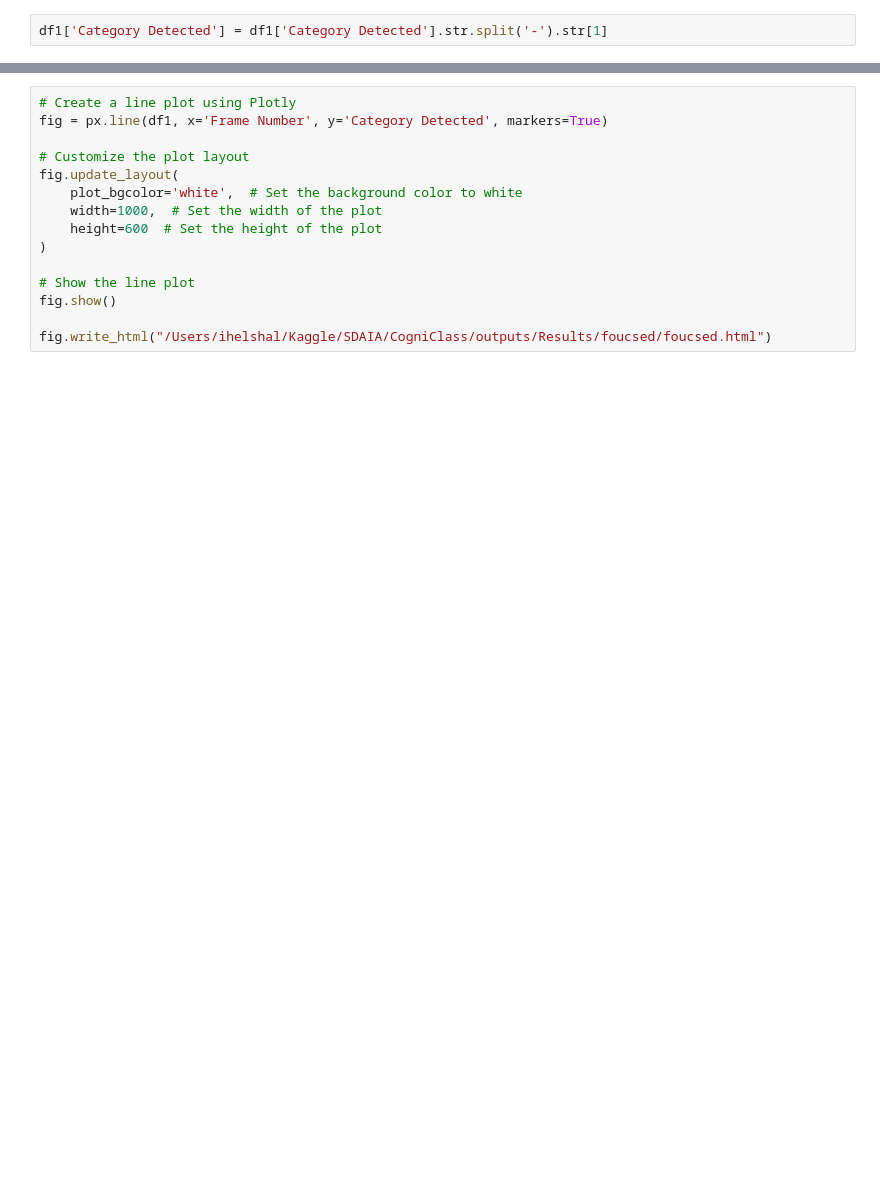
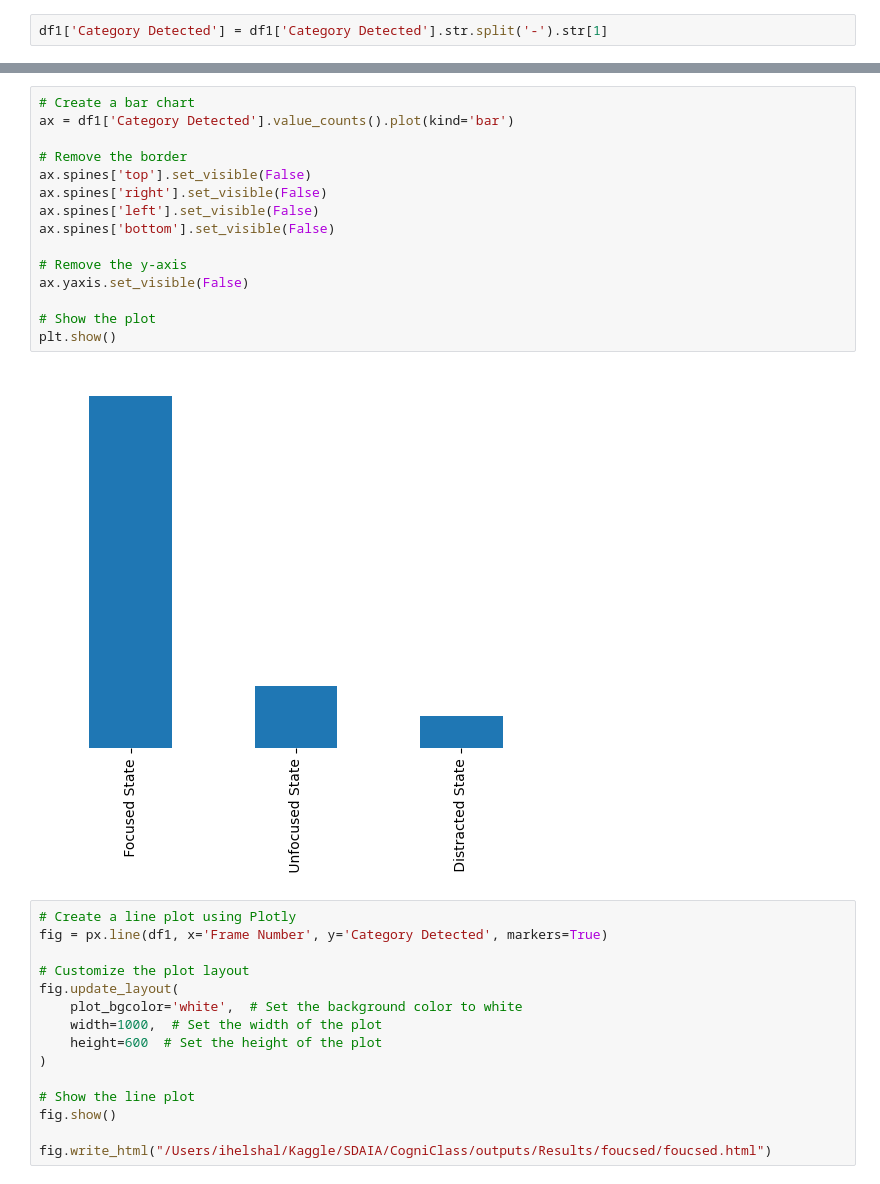
Before and after one commit to ihelshal/CogniClass, a Jupyter notebook: outputs/Results/Untitled.ipynb, the cells around one changed output, grey strips where cells are left out. Drawn from its saved outputs; the diff is of its cells as text; blank space fills up the shorter version.

```diff
--- a/outputs/Results/Untitled.ipynb
+++ b/outputs/Results/Untitled.ipynb
@@ -84,3 +144,20 @@ df1['Category Detected'] = df1['Category Detected'].str.split('-').str[1]
+# %%
+# Create a bar chart
+ax = df1['Category Detected'].value_counts().plot(kind='bar')
+
+# Remove the border
+ax.spines['top'].set_visible(False)
+ax.spines['right'].set_visible(False)
+ax.spines['left'].set_visible(False)
+ax.spines['bottom'].set_visible(False)
+
+# Remove the y-axis
+ax.yaxis.set_visible(False)
+
+# Show the plot
+plt.show()
+# %% [output]
+[figure, added]
 # %%
 # Create a line plot using Plotly
 fig = px.line(df1, x='Frame Number', y='Category Detected', markers=True)
```
Also changed, not shown: parts of 5 cells of this notebook, 7 other files.
